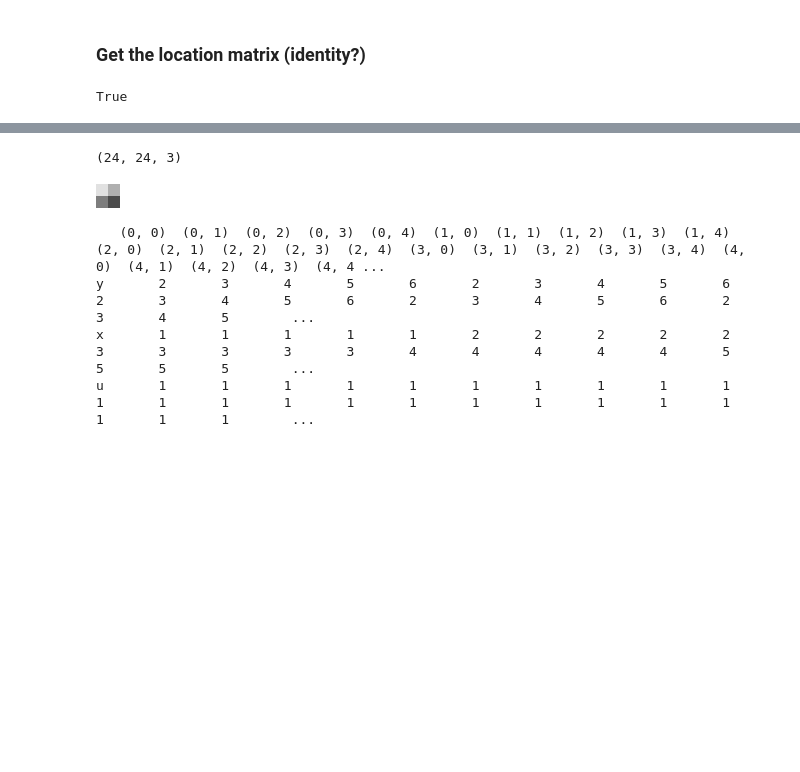
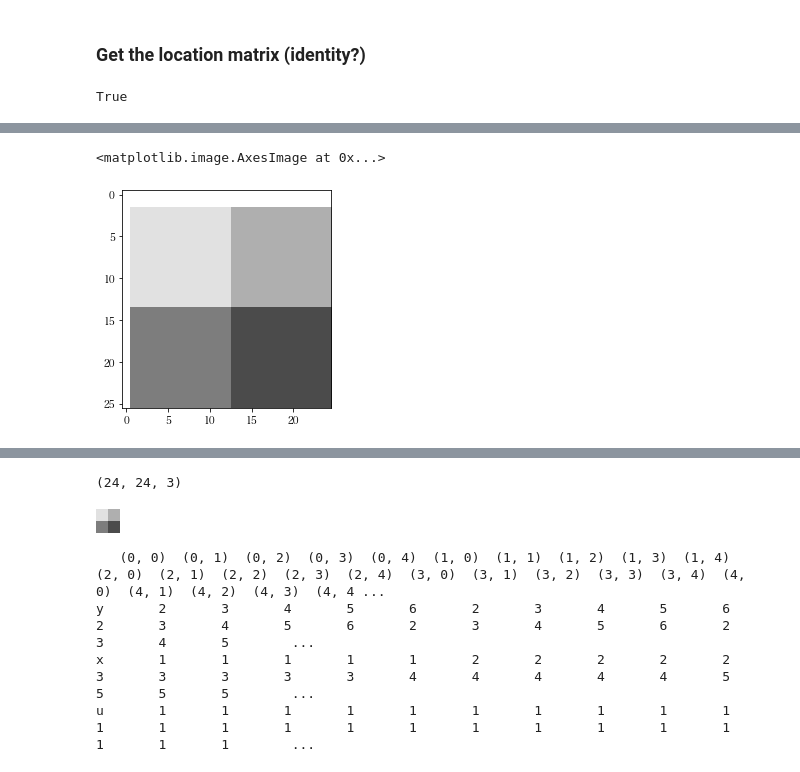
Before and after one commit to banbiossa/coding-the-matrix, a Jupyter notebook: notebooks/0.4_matrix.ipynb, the cells around one changed output, grey strips where cells are left out. Saved outputs shown, nothing was run; the diff lists cells and outputs as text; code cells hidden in the pictures; blank space fills up the shorter version.

```diff
--- a/notebooks/0.4_matrix.ipynb
+++ b/notebooks/0.4_matrix.ipynb
@@ -124,0 +127,5 @@ Mat([{'y', 'x', 'u'}, {(0, 1), (2, 4), (4, 0), (1, 2), (3, 4), (0, 4), (4, 3), (
+# %%
+show(translation(1, 2))
+# %% [output]
+<matplotlib.image.AxesImage at 0x...>
+[figure, added]
```
Also changed, not shown: parts of 37 cells of this notebook, 3 other files.
